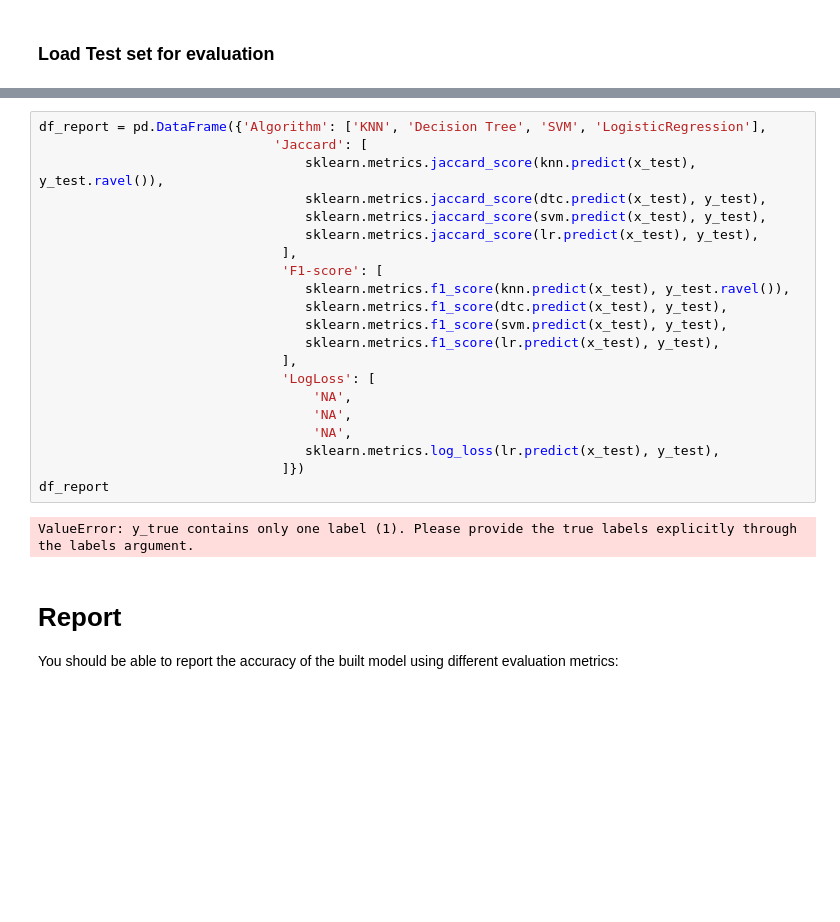
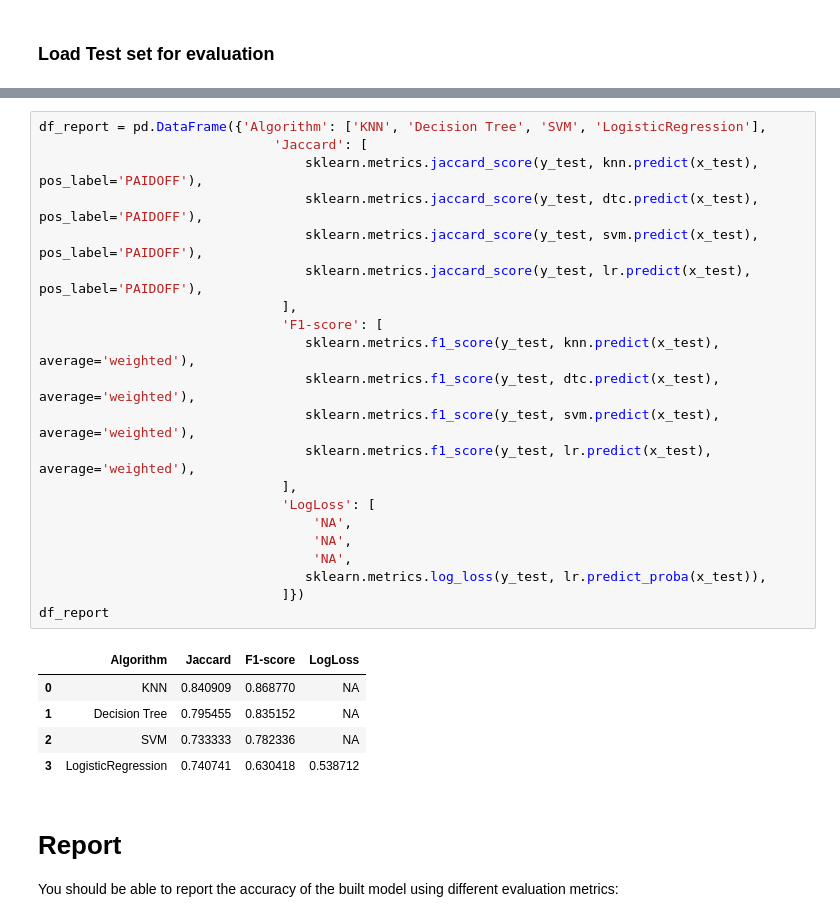
Before and after one commit to joelmarkanderson/coursera-machine-learning-with-python-capstone-project, a Jupyter notebook: ML0101EN-Proj-Loan-py-v1.ipynb, the cells around one changed output, grey strips where cells are left out. Drawn from its saved outputs; the diff is of its cells as text; blank space fills up the shorter version.

```diff
--- a/ML0101EN-Proj-Loan-py-v1.ipynb
+++ b/ML0101EN-Proj-Loan-py-v1.ipynb
@@ -456,26 +460,30 @@ lr = sklearn.linear_model.LogisticRegression(C=0.01).fit(x_test,
 # %%
 df_report = pd.DataFrame({'Algorithm': ['KNN', 'Decision Tree', 'SVM', 'LogisticRegression'],
                               'Jaccard': [
-                                  sklearn.metrics.jaccard_score(knn.predict(x_test), y_test.ravel()),
-                                  sklearn.metrics.jaccard_score(dtc.predict(x_test), y_test),
-                                  sklearn.metrics.jaccard_score(svm.predict(x_test), y_test),
-                                  sklearn.metrics.jaccard_score(lr.predict(x_test), y_test),
+                                  sklearn.metrics.jaccard_score(y_test, knn.predict(x_test), pos_label='PAIDOFF'),
+                                  sklearn.metrics.jaccard_score(y_test, dtc.predict(x_test), pos_label='PAIDOFF'),
+                                  sklearn.metrics.jaccard_score(y_test, svm.predict(x_test), pos_label='PAIDOFF'),
+                                  sklearn.metrics.jaccard_score(y_test, lr.predict(x_test), pos_label='PAIDOFF'),
                                ],
                                'F1-score': [
-                                  sklearn.metrics.f1_score(knn.predict(x_test), y_test.ravel()),
-                                  sklearn.metrics.f1_score(dtc.predict(x_test), y_test),
-                                  sklearn.metrics.f1_score(svm.predict(x_test), y_test),
-                                  sklearn.metrics.f1_score(lr.predict(x_test), y_test),
+                                  sklearn.metrics.f1_score(y_test, knn.predict(x_test), average='weighted'),
+                                  sklearn.metrics.f1_score(y_test, dtc.predict(x_test), average='weighted'),
+                                  sklearn.metrics.f1_score(y_test, svm.predict(x_test), average='weighted'),
+                                  sklearn.metrics.f1_score(y_test, lr.predict(x_test), average='weighted'),
                                ],
                                'LogLoss': [
                                    'NA',
                                    'NA',
                                    'NA',
-                                  sklearn.metrics.log_loss(lr.predict(x_test), y_test),
+                                  sklearn.metrics.log_loss(y_test, lr.predict_proba(x_test)),
                                ]})
 df_report
 # %% [output]
-ValueError: y_true contains only one label (1). Please provide the true labels explicitly through the labels argument.
+|  | Algorithm | Jaccard | F1-score | LogLoss |
+| 0 | KNN | 0.840909 | 0.868770 | NA |
+| 1 | Decision Tree | 0.795455 | 0.835152 | NA |
+| 2 | SVM | 0.733333 | 0.782336 | NA |
+| 3 | LogisticRegression | 0.740741 | 0.630418 | 0.538712 |
 # %% [markdown]
 # Report
 You should be able to report the accuracy of the built model using different evaluation metrics:
```
Also changed, not shown: parts of 12 cells of this notebook.
